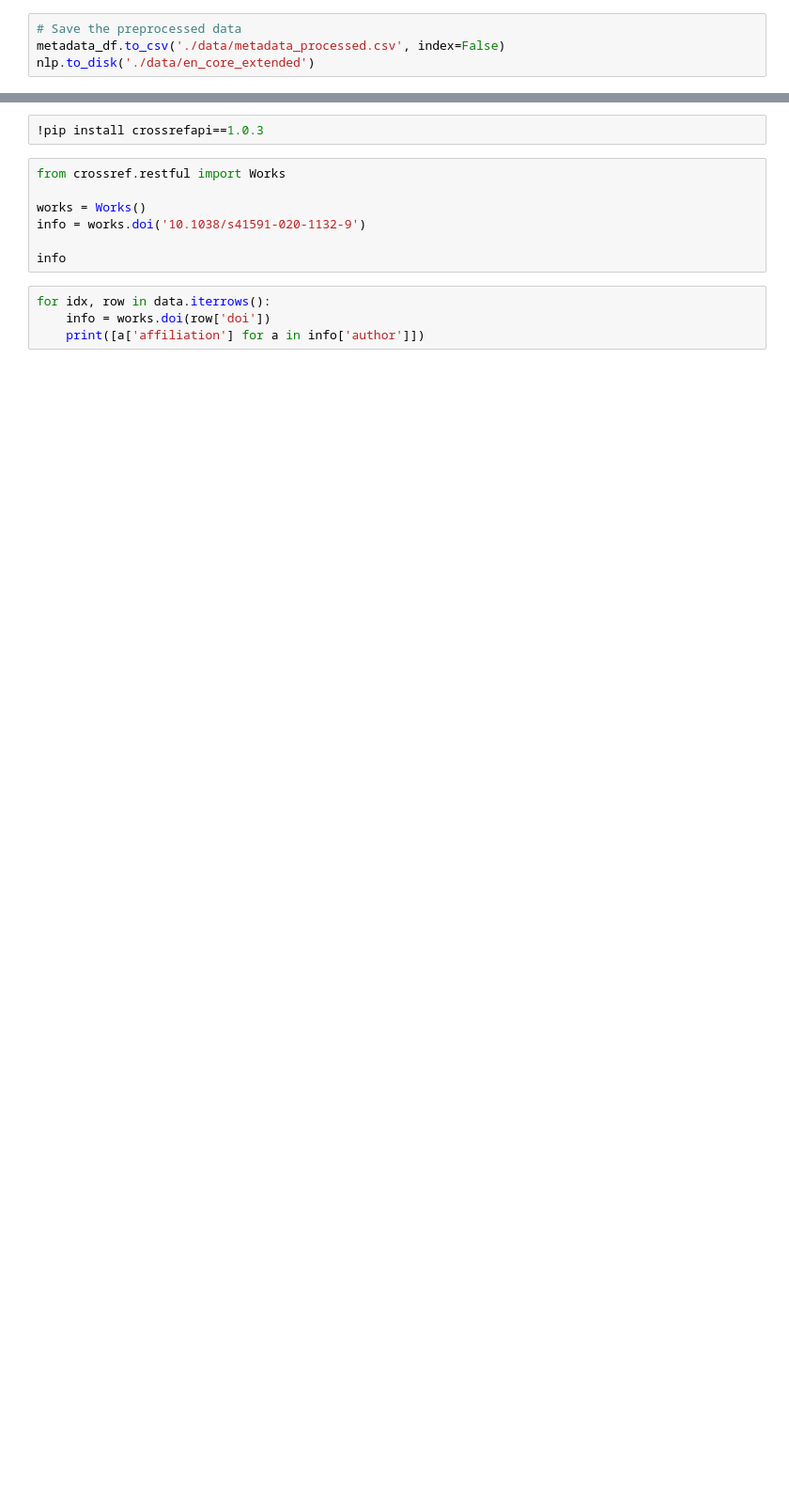
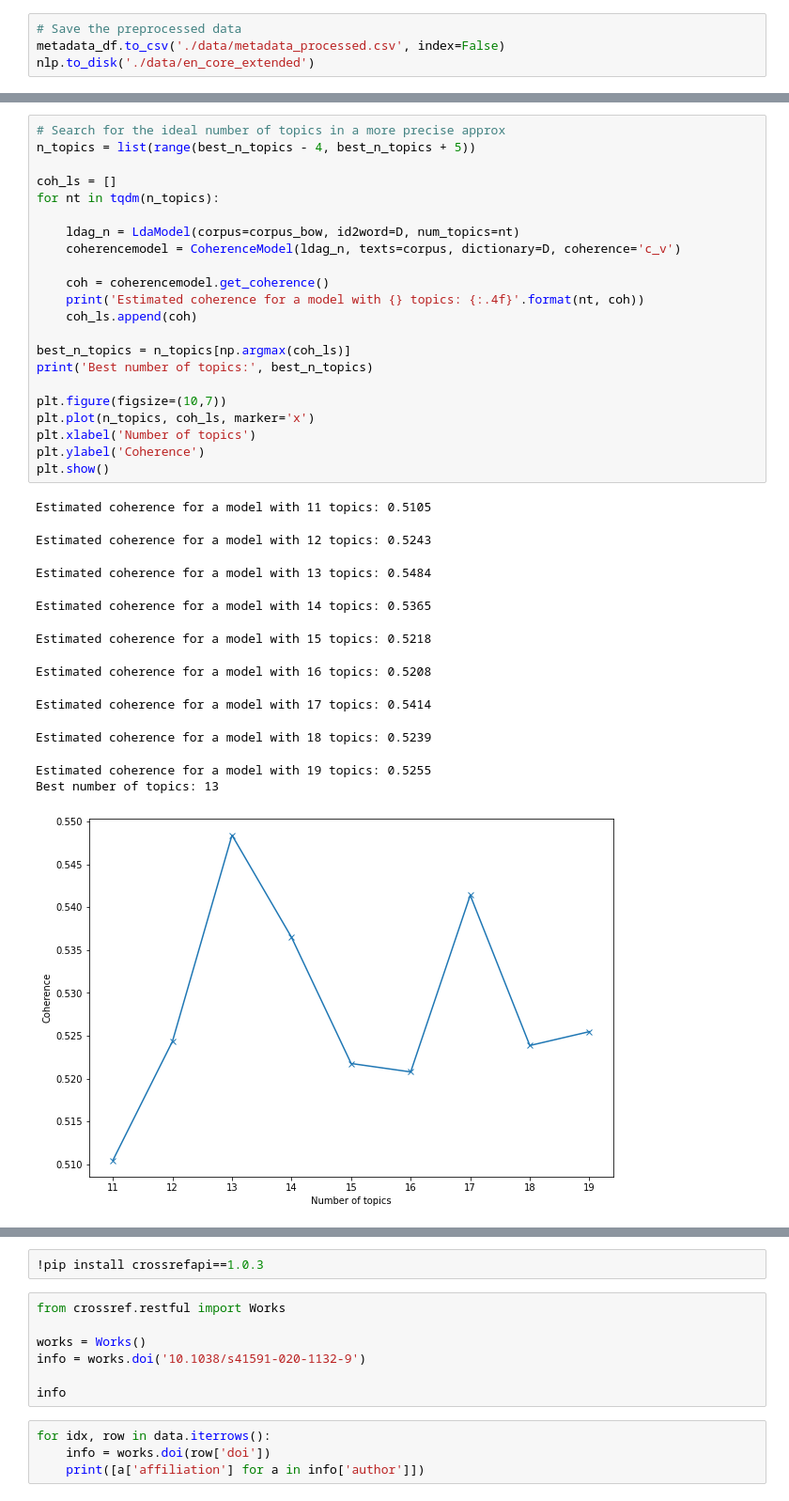
Before and after one commit to hl0d0w1g/CORD-19-NLP, a Jupyter notebook: CORD19_NLP.ipynb, the cells around one changed output, grey strips where cells are left out. Shown at 94% size. Cells and saved outputs as stored; diff of their text form; blank space fills up the shorter version.

```diff
--- a/CORD19_NLP.ipynb
+++ b/CORD19_NLP.ipynb
@@ -419,0 +538,34 @@ lsi = LsiModel(mycorpus_tfidf, id2word=D, num_topics=n_topics)
+# %%
+# Search for the ideal number of topics in a more precise approx
+n_topics = list(range(best_n_topics - 4, best_n_topics + 5))
+
+coh_ls = []
+for nt in tqdm(n_topics):
+
+    ldag_n = LdaModel(corpus=corpus_bow, id2word=D, num_topics=nt)
+    coherencemodel = CoherenceModel(ldag_n, texts=corpus, dictionary=D, coherence='c_v')
+
+    coh = coherencemodel.get_coherence()
+    print('Estimated coherence for a model with {} topics: {:.4f}'.format(nt, coh))
+    coh_ls.append(coh)
+
+best_n_topics = n_topics[np.argmax(coh_ls)]
+print('Best number of topics:', best_n_topics)
+
+plt.figure(figsize=(10,7))
+plt.plot(n_topics, coh_ls, marker='x')
+plt.xlabel('Number of topics')
+plt.ylabel('Coherence')
+plt.show()
+# %% [output]
+Estimated coherence for a model with 11 topics: 0.5105
+Estimated coherence for a model with 12 topics: 0.5243
+Estimated coherence for a model with 13 topics: 0.5484
+Estimated coherence for a model with 14 topics: 0.5365
+Estimated coherence for a model with 15 topics: 0.5218
+Estimated coherence for a model with 16 topics: 0.5208
+Estimated coherence for a model with 17 topics: 0.5414
+Estimated coherence for a model with 18 topics: 0.5239
+Estimated coherence for a model with 19 topics: 0.5255
+Best number of topics: 13
+[figure, added]
```
Also changed, not shown: parts of 53 cells of this notebook, 1 other file.
